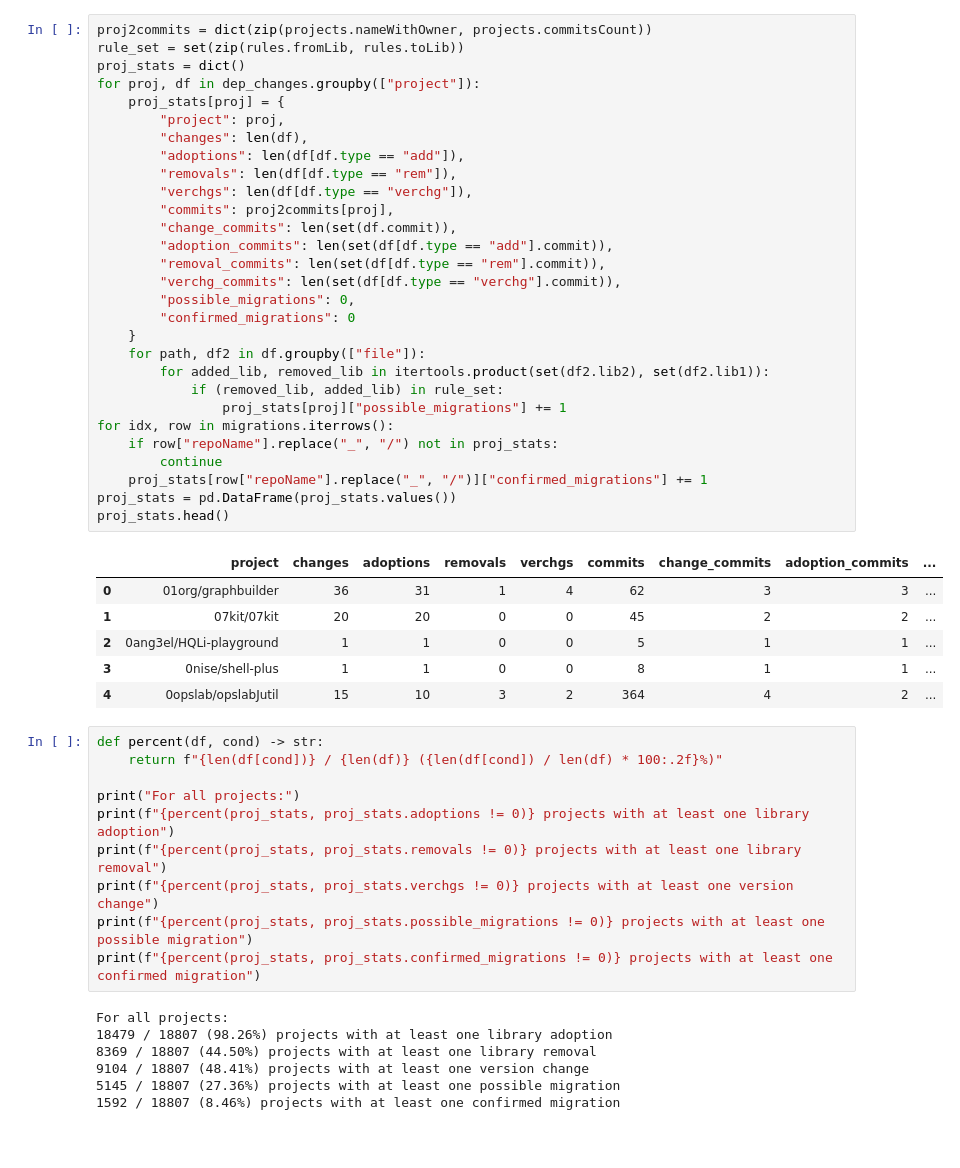
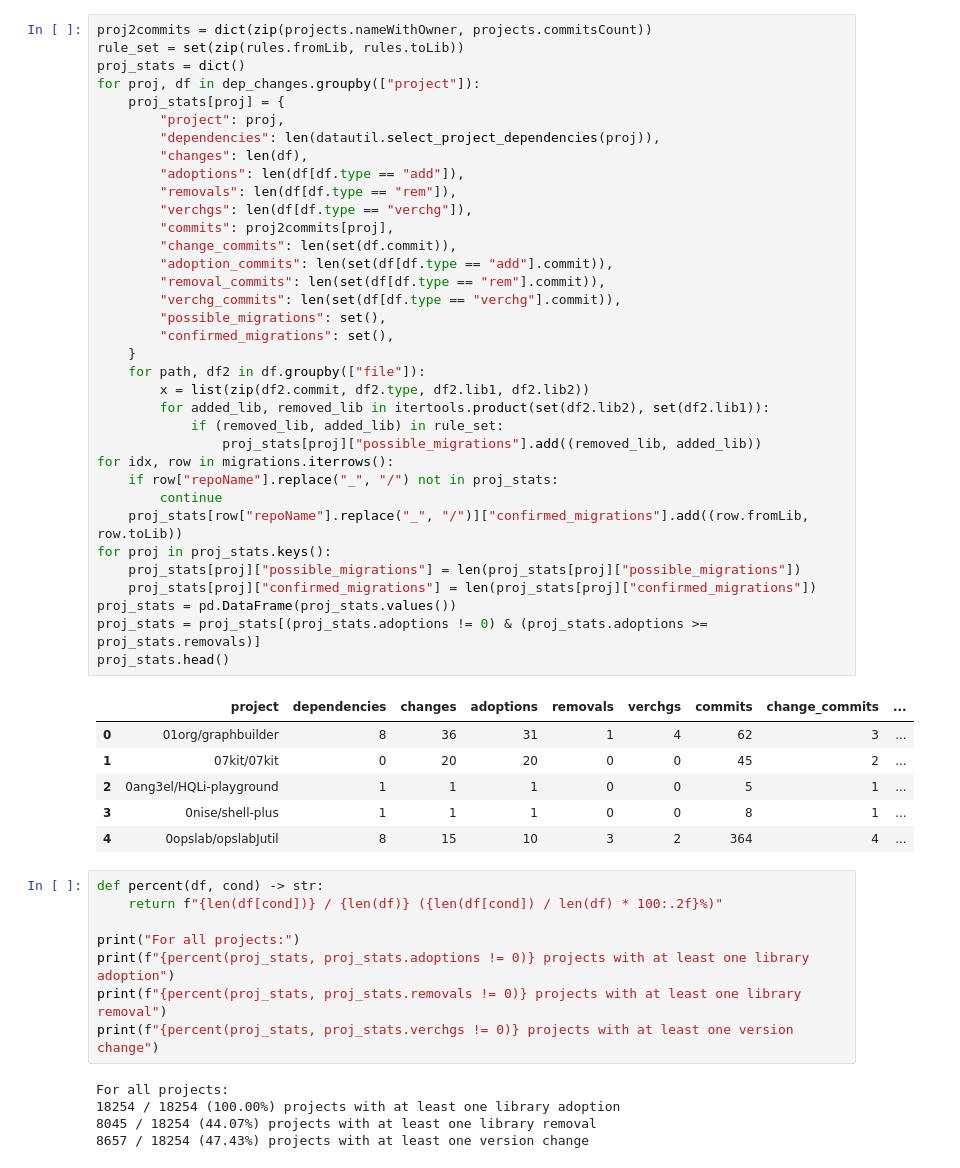
Before and after one commit to hehao98/LibraryMigration, a Jupyter notebook: plot_depchgs.ipynb, the cells around one changed output. Cells and saved outputs as stored; diff of their text form; blank space fills up the shorter version.

```diff
--- a/plot_depchgs.ipynb
+++ b/plot_depchgs.ipynb
@@ -29,39 +44,45 @@ dep_changes.head()
 # %%
 proj2commits = dict(zip(projects.nameWithOwner, projects.commitsCount))
 rule_set = set(zip(rules.fromLib, rules.toLib))
 proj_stats = dict()
 for proj, df in dep_changes.groupby(["project"]):
     proj_stats[proj] = {
         "project": proj,
+        "dependencies": len(datautil.select_project_dependencies(proj)),
         "changes": len(df),
         "adoptions": len(df[df.type == "add"]),
         "removals": len(df[df.type == "rem"]),
         "verchgs": len(df[df.type == "verchg"]),
         "commits": proj2commits[proj],
         "change_commits": len(set(df.commit)),
         "adoption_commits": len(set(df[df.type == "add"].commit)),
         "removal_commits": len(set(df[df.type == "rem"].commit)),
         "verchg_commits": len(set(df[df.type == "verchg"].commit)),
-        "possible_migrations": 0,
-        "confirmed_migrations": 0
+        "possible_migrations": set(),
+        "confirmed_migrations": set(),
     }
     for path, df2 in df.groupby(["file"]):
+        x = list(zip(df2.commit, df2.type, df2.lib1, df2.lib2))
         for added_lib, removed_lib in itertools.product(set(df2.lib2), set(df2.lib1)):
             if (removed_lib, added_lib) in rule_set:
-                proj_stats[proj]["possible_migrations"] += 1
+                proj_stats[proj]["possible_migrations"].add((removed_lib, added_lib))
 for idx, row in migrations.iterrows():
     if row["repoName"].replace("_", "/") not in proj_stats:
         continue
-    proj_stats[row["repoName"].replace("_", "/")]["confirmed_migrations"] += 1
+    proj_stats[row["repoName"].replace("_", "/")]["confirmed_migrations"].add((row.fromLib, row.toLib))
+for proj in proj_stats.keys():
+    proj_stats[proj]["possible_migrations"] = len(proj_stats[proj]["possible_migrations"])
+    proj_stats[proj]["confirmed_migrations"] = len(proj_stats[proj]["confirmed_migrations"])
 proj_stats = pd.DataFrame(proj_stats.values())
+proj_stats = proj_stats[(proj_stats.adoptions != 0) & (proj_stats.adoptions >= proj_stats.removals)]
 proj_stats.head()
 # %% [output]
-|  | project | changes | adoptions | removals | verchgs | commits | change_commits | adoption_commits | ... |
-| 0 | 01org/graphbuilder | 36 | 31 | 1 | 4 | 62 | 3 | 3 | ... |
-| 1 | 07kit/07kit | 20 | 20 | 0 | 0 | 45 | 2 | 2 | ... |
-| 2 | 0ang3el/HQLi-playground | 1 | 1 | 0 | 0 | 5 | 1 | 1 | ... |
-| 3 | 0nise/shell-plus | 1 | 1 | 0 | 0 | 8 | 1 | 1 | ... |
-| 4 | 0opslab/opslabJutil | 15 | 10 | 3 | 2 | 364 | 4 | 2 | ... |
+|  | project | dependencies | changes | adoptions | removals | verchgs | commits | change_commits | ... |
+| 0 | 01org/graphbuilder | 8 | 36 | 31 | 1 | 4 | 62 | 3 | ... |
+| 1 | 07kit/07kit | 0 | 20 | 20 | 0 | 0 | 45 | 2 | ... |
+| 2 | 0ang3el/HQLi-playground | 1 | 1 | 1 | 0 | 0 | 5 | 1 | ... |
+| 3 | 0nise/shell-plus | 1 | 1 | 1 | 0 | 0 | 8 | 1 | ... |
+| 4 | 0opslab/opslabJutil | 8 | 15 | 10 | 3 | 2 | 364 | 4 | ... |
 # %%
 def percent(df, cond) -> str:
     return f"{len(df[cond])} / {len(df)} ({len(df[cond]) / len(df) * 100:.2f}%)"
@@ -70,12 +91,8 @@ print("For all projects:")
 print(f"{percent(proj_stats, proj_stats.adoptions != 0)} projects with at least one library adoption")
 print(f"{percent(proj_stats, proj_stats.removals != 0)} projects with at least one library removal")
 print(f"{percent(proj_stats, proj_stats.verchgs != 0)} projects with at least one version change")
-print(f"{percent(proj_stats, proj_stats.possible_migrations != 0)} projects with at least one possible migration")
-print(f"{percent(proj_stats, proj_stats.confirmed_migrations != 0)} projects with at least one confirmed migration")
 # %% [output]
 For all projects:
-18479 / 18807 (98.26%) projects with at least one library adoption
-8369 / 18807 (44.50%) projects with at least one library removal
-9104 / 18807 (48.41%) projects with at least one version change
-5145 / 18807 (27.36%) projects with at least one possible migration
-1592 / 18807 (8.46%) projects with at least one confirmed migration
+18254 / 18254 (100.00%) projects with at least one library adoption
+8045 / 18254 (44.07%) projects with at least one library removal
+8657 / 18254 (47.43%) projects with at least one version change
```
Also changed, not shown: parts of 14 cells of this notebook, 3 other files.
